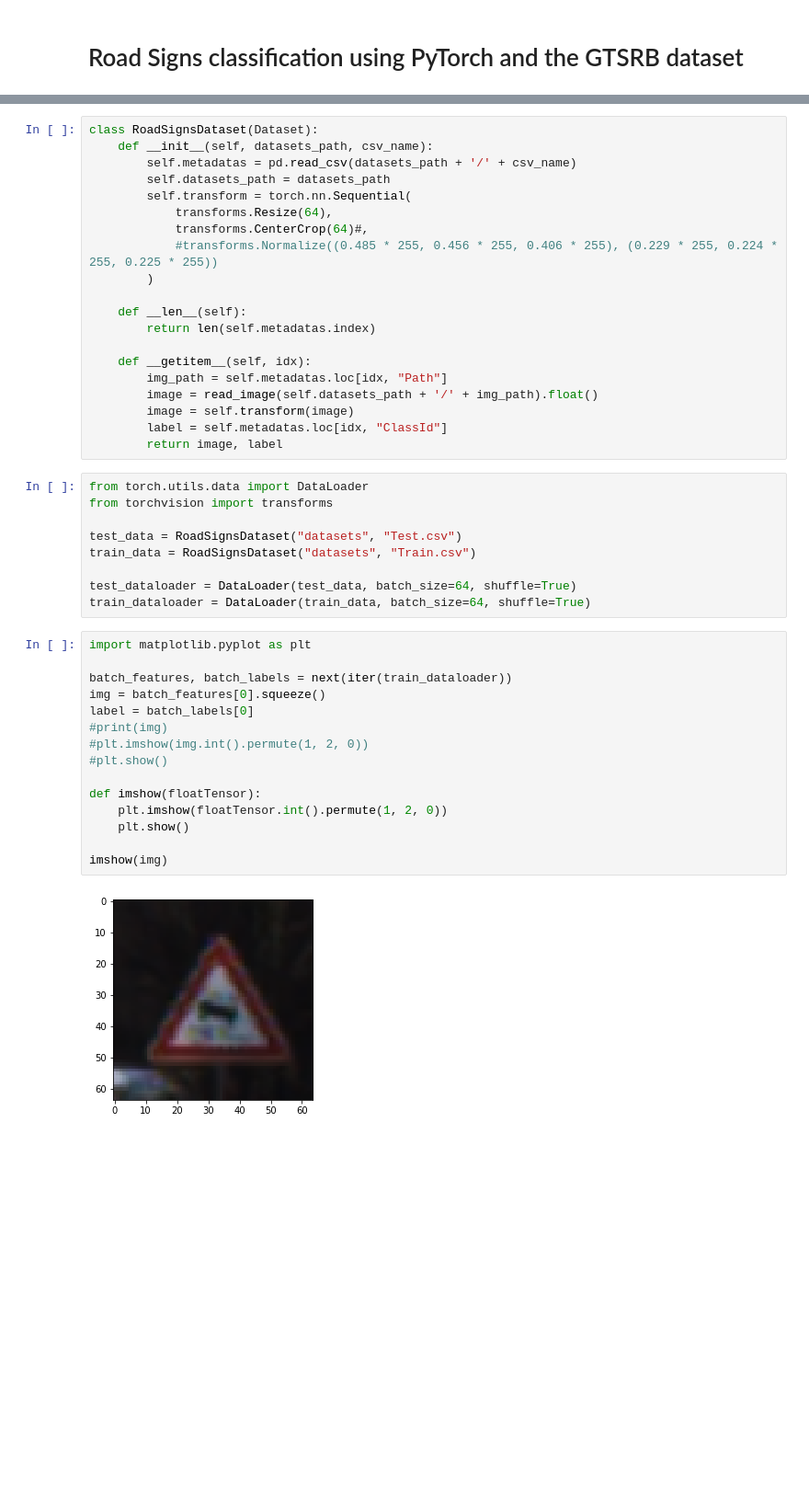
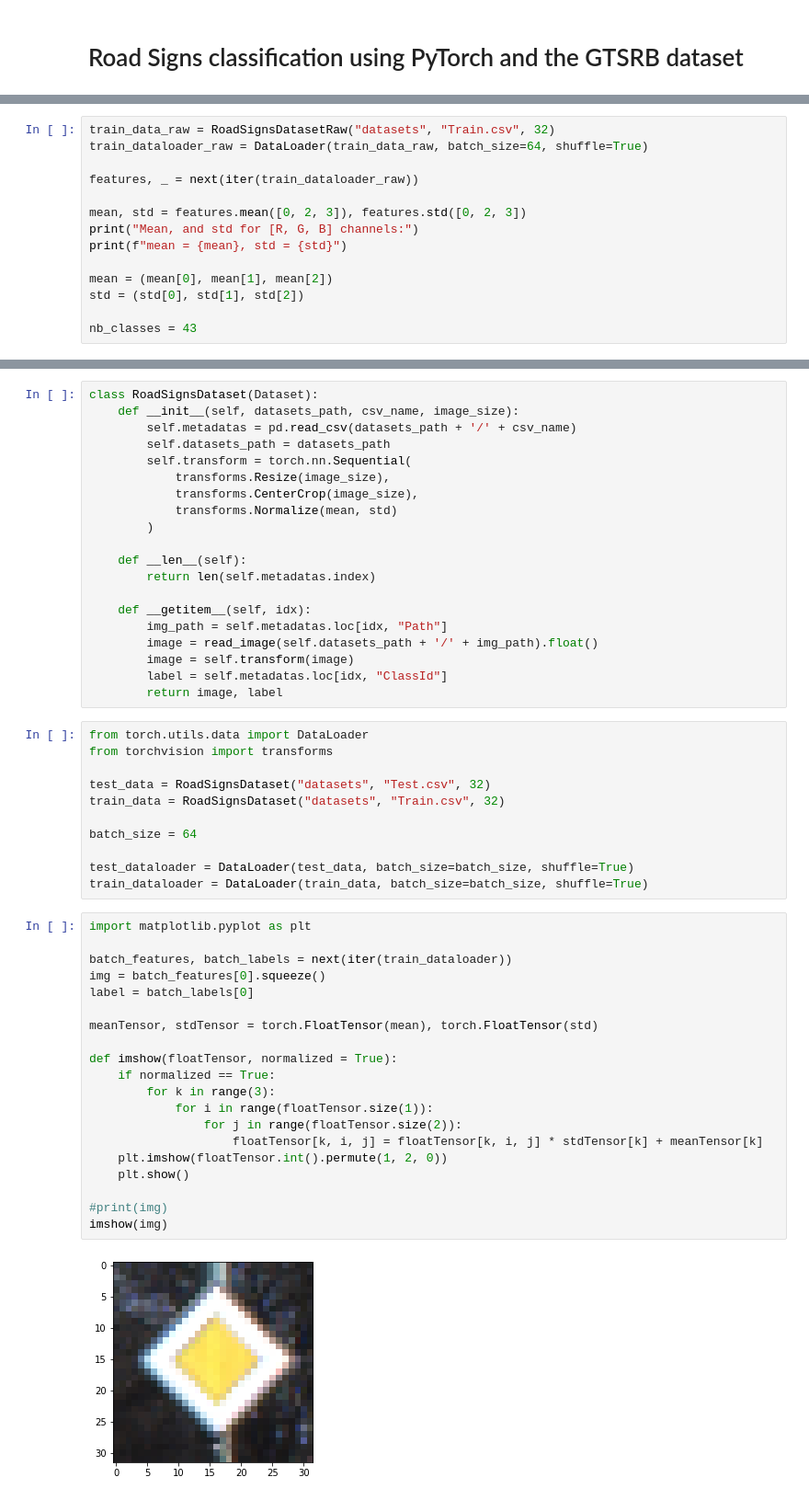
Before and after one commit to pauldoucet/road-sign-classification, a Jupyter notebook: Road signs classification.ipynb, the cells around one changed output, grey strips where cells are left out. Shown at 92% size. Saved outputs shown, nothing was run; the diff lists cells and outputs as text; blank space fills up the shorter version.

```diff
--- a/Road signs classification.ipynb
+++ b/Road signs classification.ipynb
@@ -23,0 +44,14 @@ from torchvision.utils import make_grid
+# %%
+train_data_raw = RoadSignsDatasetRaw("datasets", "Train.csv", 32)
+train_dataloader_raw = DataLoader(train_data_raw, batch_size=64, shuffle=True)
+
+features, _ = next(iter(train_dataloader_raw))
+
+mean, std = features.mean([0, 2, 3]), features.std([0, 2, 3])
+print("Mean, and std for [R, G, B] channels:")
+print(f"mean = {mean}, std = {std}")
+
+mean = (mean[0], mean[1], mean[2])
+std = (std[0], std[1], std[2])
+
+nb_classes = 43
@@ -24,12 +61,12 @@ from torchvision.utils import make_grid
 # %%
 class RoadSignsDataset(Dataset):
-    def __init__(self, datasets_path, csv_name):
+    def __init__(self, datasets_path, csv_name, image_size):
         self.metadatas = pd.read_csv(datasets_path + '/' + csv_name)
         self.datasets_path = datasets_path
         self.transform = torch.nn.Sequential(
-            transforms.Resize(64),
-            transforms.CenterCrop(64)#,
-            #transforms.Normalize((0.485 * 255, 0.456 * 255, 0.406 * 255), (0.229 * 255, 0.224 * 255, 0.225 * 255))
+            transforms.Resize(image_size),
+            transforms.CenterCrop(image_size),
+            transforms.Normalize(mean, std)
         )
 
     def __len__(self):
@@ -45,28 +82,35 @@ class RoadSignsDataset(Dataset):
 from torch.utils.data import DataLoader
 from torchvision import transforms
 
-test_data = RoadSignsDataset("datasets", "Test.csv")
-train_data = RoadSignsDataset("datasets", "Train.csv")
+test_data = RoadSignsDataset("datasets", "Test.csv", 32)
+train_data = RoadSignsDataset("datasets", "Train.csv", 32)
 
-test_dataloader = DataLoader(test_data, batch_size=64, shuffle=True)
-train_dataloader = DataLoader(train_data, batch_size=64, shuffle=True)
+batch_size = 64
+
+test_dataloader = DataLoader(test_data, batch_size=batch_size, shuffle=True)
+train_dataloader = DataLoader(train_data, batch_size=batch_size, shuffle=True)
 # %%
 import matplotlib.pyplot as plt
 
 batch_features, batch_labels = next(iter(train_dataloader))
 img = batch_features[0].squeeze()
 label = batch_labels[0]
-#print(img)
-#plt.imshow(img.int().permute(1, 2, 0))
-#plt.show()
 
-def imshow(floatTensor):
+meanTensor, stdTensor = torch.FloatTensor(mean), torch.FloatTensor(std)
+
+def imshow(floatTensor, normalized = True):
+    if normalized == True:
+        for k in range(3):
+            for i in range(floatTensor.size(1)):
+                for j in range(floatTensor.size(2)):
+                    floatTensor[k, i, j] = floatTensor[k, i, j] * stdTensor[k] + meanTensor[k]
     plt.imshow(floatTensor.int().permute(1, 2, 0))
     plt.show()
 
+#print(img)
 imshow(img)
 # %% [output]
-[figure, old version]
+[figure, new version]
 # %%
 from torchsummary import summary
 
```
Also changed, not shown: parts of 9 cells of this notebook.
